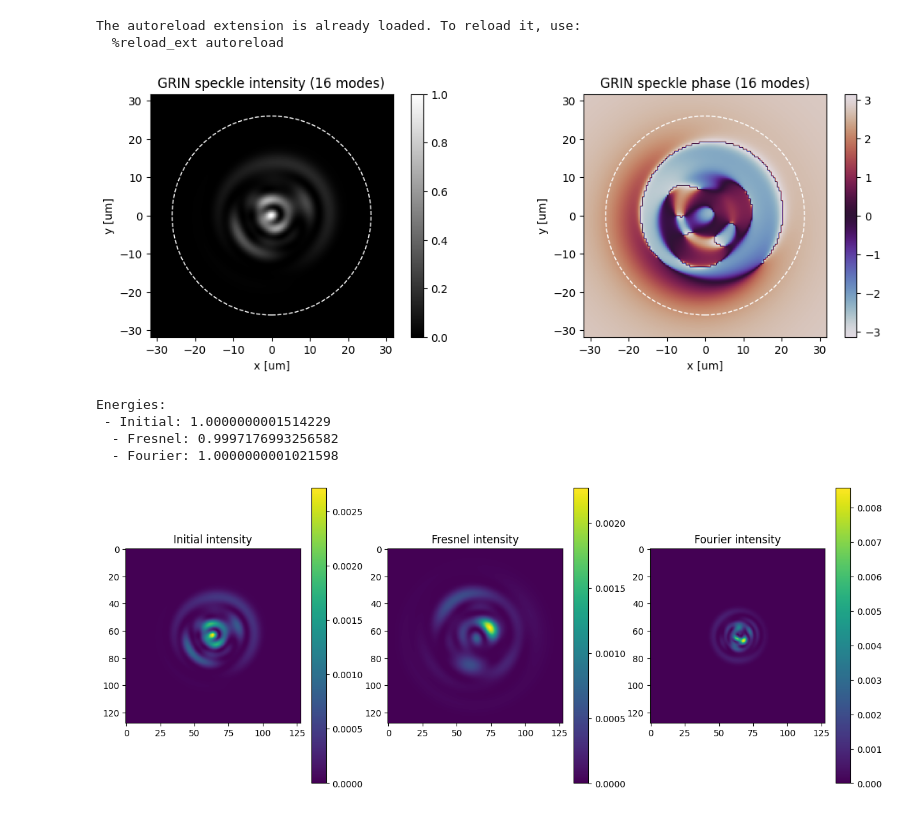
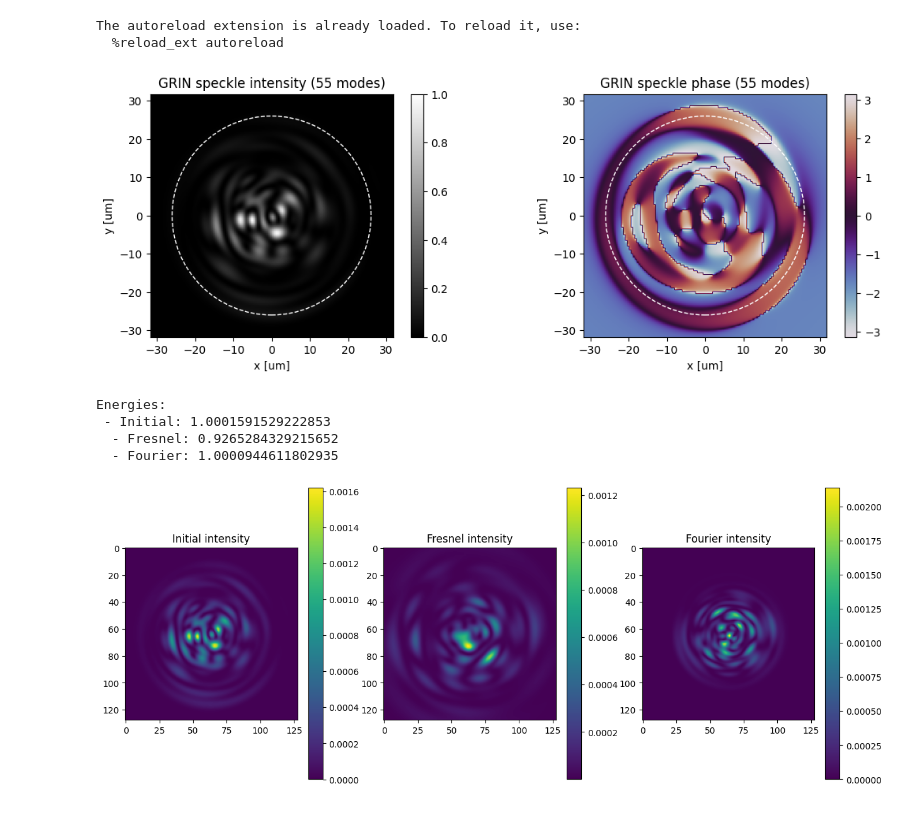
Before and after one commit to jysru/MMF_LP_modes, a Jupyter notebook: notebooks/speckle_transforms.ipynb, the cells around one changed output. Cells and saved outputs as stored; diff of their text form; code cells hidden in the pictures.

```diff
--- a/notebooks/speckle_transforms.ipynb
+++ b/notebooks/speckle_transforms.ipynb
@@ -15,15 +15,15 @@ The autoreload extension is already loaded. To reload it, use:
 # %%
 grid = Grid(pixel_size=0.5e-6)
 fiber = GrinFiber()
-speckle = GrinSpeckle(fiber, grid, N_modes=16)
+speckle = GrinSpeckle(fiber, grid, N_modes=55)
 speckle.compose()
 _ = speckle.plot(complex=True)
 # %% [output]
-[figure, old version]
+[figure, new version]
 # %%
 field = speckle.field
-fres = fresnel_transform(field, grid, delta_z=100e-6, pad=1)
-four = fourier_transform(field, pad=1)
+fres = fresnel_transform(field, grid, delta_z=100e-6, pad=2)
+four = fourier_transform(field, pad=2)
 
 print("Energies:\n"
       f" - Initial: {np.sum(np.abs(field)**2)}\n",
@@ -44,7 +44,7 @@ plt.colorbar(pl2, ax=axs[2])
 plt.show()
 # %% [output]
 Energies:
- - Initial: 1.0000000001514229
-  - Fresnel: 0.9997176993256582
-  - Fourier: 1.0000000001021598
+ - Initial: 1.0001591529222853
+  - Fresnel: 0.9265284329215652
+  - Fourier: 1.0000944611802935
-[figure, old version]
+[figure, new version]
```
